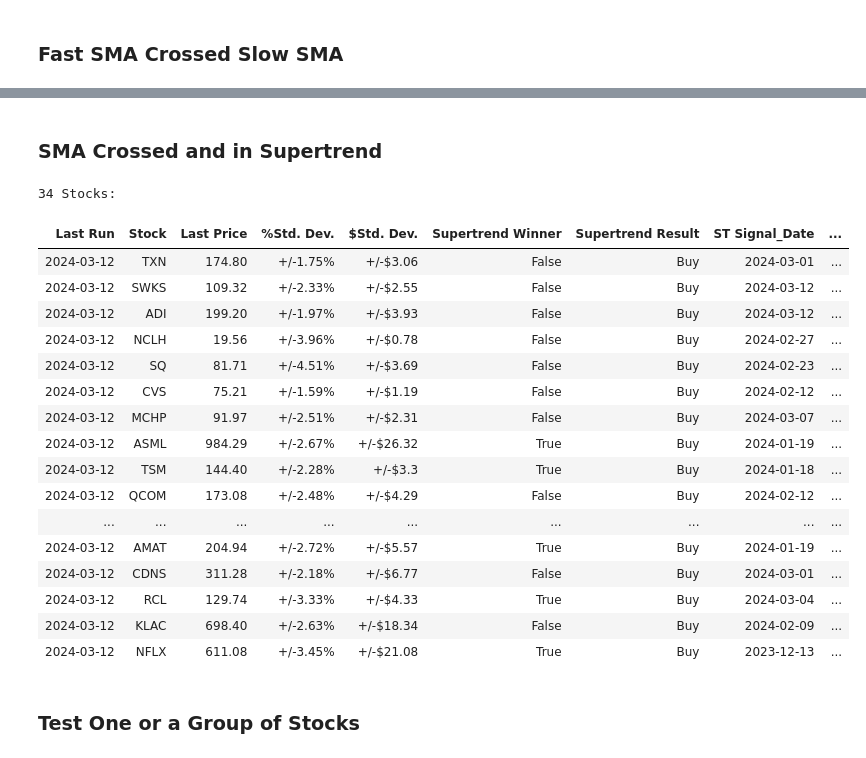
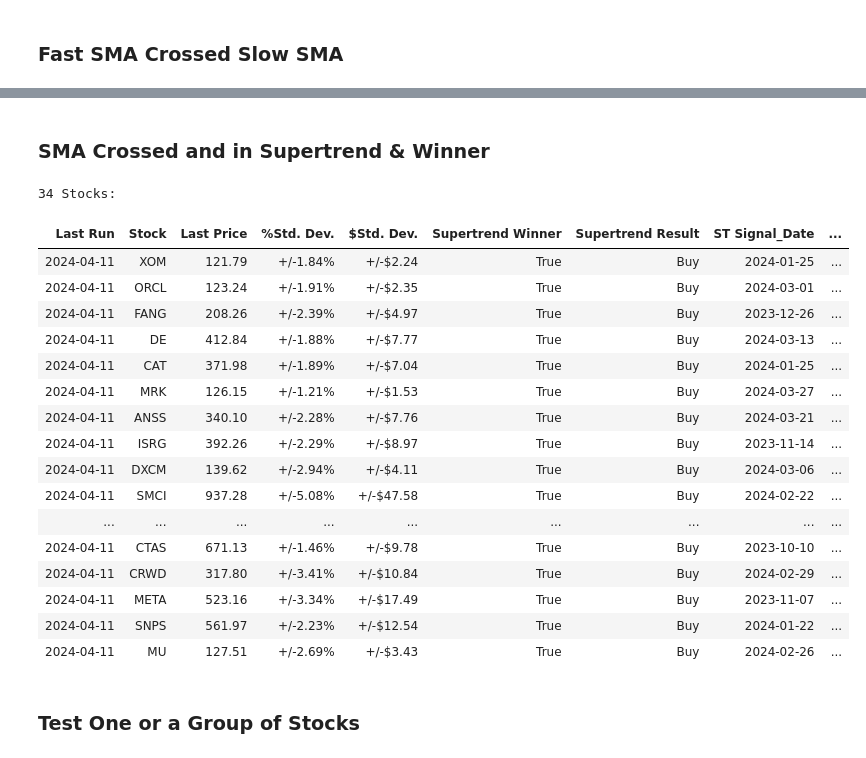
Before and after one commit to sabawi/stocks_evaluator, a Jupyter notebook: evaluate_this.ipynb, the cells around one changed output, grey strips where cells are left out. Drawn from its saved outputs; the diff is of its cells as text; code cells hidden in the pictures.

```diff
--- a/evaluate_this.ipynb
+++ b/evaluate_this.ipynb
@@ -64,6 +170,9 @@ def df_to_html_file(input_df, output_file_name, table_title):
 
     # Generate the HTML table
     table_text = table.get_html_string()
+
+    # Make a comma separated list of stocks in one line
+    stock_list = ', '.join(input_df['Stock'].astype(str))
 
     # Manually set the table ID to "sortable-table"
     table_text = table_text.replace("<table>", '<table id="sortable-table">')
@@ -119,7 +228,7 @@ def df_to_html_file(input_df, output_file_name, table_title):
     html_page = page_header + css_style +"\n" + scripts + "\n" + "</head>" +"\n"
 
     # Wrap the table with a div for DataTables
-    html_page = f'{html_page}\n<div class="dataTables_wrapper">\n{table_text}\n</div>\n</html>'
+    html_page = f'{html_page}\n<div class="dataTables_wrapper">\n{table_text}\n</div>\n<div>{stock_list}</div>\n</html>'
 
     # Save the HTML table to the file
     with open(output_file_name, 'w') as f:
@@ -187,11 +296,11 @@ def run_supertrend(stock,start_date):
     return stlib.supertrend(stock,start_date=start_date)
 # %%
 def init_eval_table():
-    columns = ['Last Run'          ,'Stock'             ,'Last Price'     ,'%Std. Dev.','$Std. Dev.','Supertrend Winner' ,'Supertrend Result','ST Signal_Date',
+    columns = ['Last Run'          ,'Stock'             ,'Last Price'     ,'%Std. Dev.','$Std. Dev.','Supertrend Winner' ,'Supertrend Result','ST Signal_Date', 'Days@ST',
                'LR Best_Model'     ,'LR Next_Day Recomm', 'SMA Crossed_Up','SMA_X_Date'        ,'SMA FastXSlow'    , 'Beta'         ,
                '%Sharpe Ratio'                  ,'CAPM'              ,'Daily VaR'  ]
 
-    dtypes = ['datetime64[ns]'       , str                , float            ,str      ,str        , bool              , str               , str            ,
+    dtypes = ['datetime64[ns]'       , str                , float            ,str      ,str        , bool              , str               , str            , float,
               str                  , str                , str              , 'datetime64[ns]'    , str               , float          ,
               float                , float                , float        ]
 
@@ -279,7 +388,7 @@ def recommendation_table(eval_df,stock_list, lookback_years=1, sma_fast=40, sma_
     print('Performing Analysis and Recommendations ...',end='')
 
     for s in stock_list:
-        winner,buysell,buysell_date,close_price,stock_data = run_supertrend(s,start_date)
+        winner,buysell,buysell_date,close_price,stock_data, days_at_ST = run_supertrend(s,start_date)
         if(len(stock_data)<2):
             print(f"{s} data not found. Skipping!",end=",")
             continue
@@ -296,7 +405,7 @@ def recommendation_table(eval_df,stock_list, lookback_years=1, sma_fast=40, sma_
         LR_recommend = LR_run.get_recommendation(stock=s,lookback=lookback_years)
         LR_recommend_str = f"{LR_recommend[0]},{LR_recommend[1]},{LR_recommend[2]}"
 
-        # columns = ['Last_Run'          ,'Stock'             ,'Last_Price'     ,'%Std. Dev.','$Std. Dev.','Supertrend_Winner' ,'Supertrend_Result','ST_Signal_Date',
+        # columns = ['Last_Run'          ,'Stock'             ,'Last_Price'     ,'%Std. Dev.','$Std. Dev.','Supertrend_Winner' ,'Supertrend_Result','ST_Signal_Date', 'Days@ST',
         #            'LR_Best_Model'     ,'LR_Next_Day_Recomm', 'SMA_Crossed_Up','SMA_X_Date'             ,'SMA_FastXSlow'     , 'Beta'         ,
         #            'SharpeRatio'                  ,'CAPM'              ,'Daily_VaR'  ]
 
@@ -305,7 +414,7 @@ def recommendation_table(eval_df,stock_list, lookback_years=1, sma_fast=40, sma_
         else:
             model_str = 'N/A'
 
-        new_row = [today           , s                  , close_price          ,f"+/-{std_dev_pct}%",f"+/-${std_dev_dlr}",    winner            , buysell         ,    buysell_date ,
+        new_row = [today           , s                  , close_price          ,f"+/-{std_dev_pct}%",f"+/-${std_dev_dlr}",    winner            , buysell         ,    buysell_date ,  days_at_ST,
                    model_str       , LR_recommend_str   , sma_sig              , sma_date           , fastXslow          ,    beta              ,
                    Sharpe          , CAPM            , VaR  ]
 
@@ -430,13 +539,16 @@ fname = f'{results_dir}/Eval_Results_{datetime.datetime.today().strftime("%Y_%m_
 # %%
 regenerate_models = True
 # symbols_file = './stocks_portfolio.txt'
-symbols_file = './stocks_list.txt'
+# symbols_file = './stocks_list.txt'
+symbols_file = './stocks_list2.txt'
+# symbols_file = './stocks_list3.txt'
 # symbols_file = './sectors_etfs.txt'
 stocks_list = read_stocklist(symbols_file)
 
-eval_df = eval_list_from_file(filename=symbols_file,lookback_years=2,sma_fast=50,sma_slow=200, regenerate_models=regenerate_models)
+eval_df = eval_list_from_file(filename=symbols_file,lookback_years=2,sma_fast=50,sma_slow=100, regenerate_models=regenerate_models)
 # eval_df_from_file = eval_df
-# eval_df = eval_all_sp500(lookback_years=2, regenerate_models=regenerate_models)
+# eval_df = eval_all_sp500(lookback_years=2,sma_fast=50,sma_slow=200, regenerate_models=regenerate_models)
 ## write_to_csv(eval_df)
 eval_df.to_csv(fname)
+insert_data_into_database(eval_df)
 # %% [output]
@@ -787,30 +929,30 @@ ret = df_to_html_file(Crossed_up,"/var/www/html/home/viewable_pages/crossed_up.p
 # %% [markdown]
-### SMA Crossed and in Supertrend
+### SMA Crossed and in Supertrend & Winner
 # %%
-Crossed_up = eval_df[(eval_df['SMA Crossed_Up'] == 'Buy') & (eval_df['Supertrend Result'] == 'Buy') ].sort_values('SMA_X_Date', ascending=False)
+Crossed_up = eval_df[(eval_df['SMA Crossed_Up'] == 'Buy') & (eval_df['Supertrend Result'] == 'Buy') & (eval_df['Supertrend Winner'] == True) ].sort_values('SMA_X_Date', ascending=False)
 print(f"{len(Crossed_up)} Stocks:")
 # display(Crossed_up.hide_index())
 display(HTML(Crossed_up.to_html(index=False)))
 ret = df_to_html_file(Crossed_up,"/var/www/html/home/viewable_pages/crossed_up_supertrend.php","SMA Crossed and in Supertrend")
 # %% [output]
 34 Stocks:
 | Last Run | Stock | Last Price | %Std. Dev. | $Std. Dev. | Supertrend Winner | Supertrend Result | ST Signal_Date | ... |
-| 2024-03-12 | TXN | 174.80 | +/-1.75% | +/-$3.06 | False | Buy | 2024-03-01 | ... |
-| 2024-03-12 | SWKS | 109.32 | +/-2.33% | +/-$2.55 | False | Buy | 2024-03-12 | ... |
-| 2024-03-12 | ADI | 199.20 | +/-1.97% | +/-$3.93 | False | Buy | 2024-03-12 | ... |
-| 2024-03-12 | NCLH | 19.56 | +/-3.96% | +/-$0.78 | False | Buy | 2024-02-27 | ... |
-| 2024-03-12 | SQ | 81.71 | +/-4.51% | +/-$3.69 | False | Buy | 2024-02-23 | ... |
-| 2024-03-12 | CVS | 75.21 | +/-1.59% | +/-$1.19 | False | Buy | 2024-02-12 | ... |
-| 2024-03-12 | MCHP | 91.97 | +/-2.51% | +/-$2.31 | False | Buy | 2024-03-07 | ... |
-| 2024-03-12 | ASML | 984.29 | +/-2.67% | +/-$26.32 | True | Buy | 2024-01-19 | ... |
-| 2024-03-12 | TSM | 144.40 | +/-2.28% | +/-$3.3 | True | Buy | 2024-01-18 | ... |
-| 2024-03-12 | QCOM | 173.08 | +/-2.48% | +/-$4.29 | False | Buy | 2024-02-12 | ... |
+| 2024-04-11 | XOM | 121.79 | +/-1.84% | +/-$2.24 | True | Buy | 2024-01-25 | ... |
+| 2024-04-11 | ORCL | 123.24 | +/-1.91% | +/-$2.35 | True | Buy | 2024-03-01 | ... |
+| 2024-04-11 | FANG | 208.26 | +/-2.39% | +/-$4.97 | True | Buy | 2023-12-26 | ... |
+| 2024-04-11 | DE | 412.84 | +/-1.88% | +/-$7.77 | True | Buy | 2024-03-13 | ... |
+| 2024-04-11 | CAT | 371.98 | +/-1.89% | +/-$7.04 | True | Buy | 2024-01-25 | ... |
+| 2024-04-11 | MRK | 126.15 | +/-1.21% | +/-$1.53 | True | Buy | 2024-03-27 | ... |
+| 2024-04-11 | ANSS | 340.10 | +/-2.28% | +/-$7.76 | True | Buy | 2024-03-21 | ... |
+| 2024-04-11 | ISRG | 392.26 | +/-2.29% | +/-$8.97 | True | Buy | 2023-11-14 | ... |
+| 2024-04-11 | DXCM | 139.62 | +/-2.94% | +/-$4.11 | True | Buy | 2024-03-06 | ... |
+| 2024-04-11 | SMCI | 937.28 | +/-5.08% | +/-$47.58 | True | Buy | 2024-02-22 | ... |
 | ... | ... | ... | ... | ... | ... | ... | ... | ... |
-| 2024-03-12 | AMAT | 204.94 | +/-2.72% | +/-$5.57 | True | Buy | 2024-01-19 | ... |
-| 2024-03-12 | CDNS | 311.28 | +/-2.18% | +/-$6.77 | False | Buy | 2024-03-01 | ... |
-| 2024-03-12 | RCL | 129.74 | +/-3.33% | +/-$4.33 | True | Buy | 2024-03-04 | ... |
-| 2024-03-12 | KLAC | 698.40 | +/-2.63% | +/-$18.34 | False | Buy | 2024-02-09 | ... |
-| 2024-03-12 | NFLX | 611.08 | +/-3.45% | +/-$21.08 | True | Buy | 2023-12-13 | ... |
+| 2024-04-11 | CTAS | 671.13 | +/-1.46% | +/-$9.78 | True | Buy | 2023-10-10 | ... |
+| 2024-04-11 | CRWD | 317.80 | +/-3.41% | +/-$10.84 | True | Buy | 2024-02-29 | ... |
+| 2024-04-11 | META | 523.16 | +/-3.34% | +/-$17.49 | True | Buy | 2023-11-07 | ... |
+| 2024-04-11 | SNPS | 561.97 | +/-2.23% | +/-$12.54 | True | Buy | 2024-01-22 | ... |
+| 2024-04-11 | MU | 127.51 | +/-2.69% | +/-$3.43 | True | Buy | 2024-02-26 | ... |
 # %% [markdown]
 ### Test One or a Group of Stocks
 # %%
```
Also changed, not shown: parts of 24 cells of this notebook, 2 other files.
